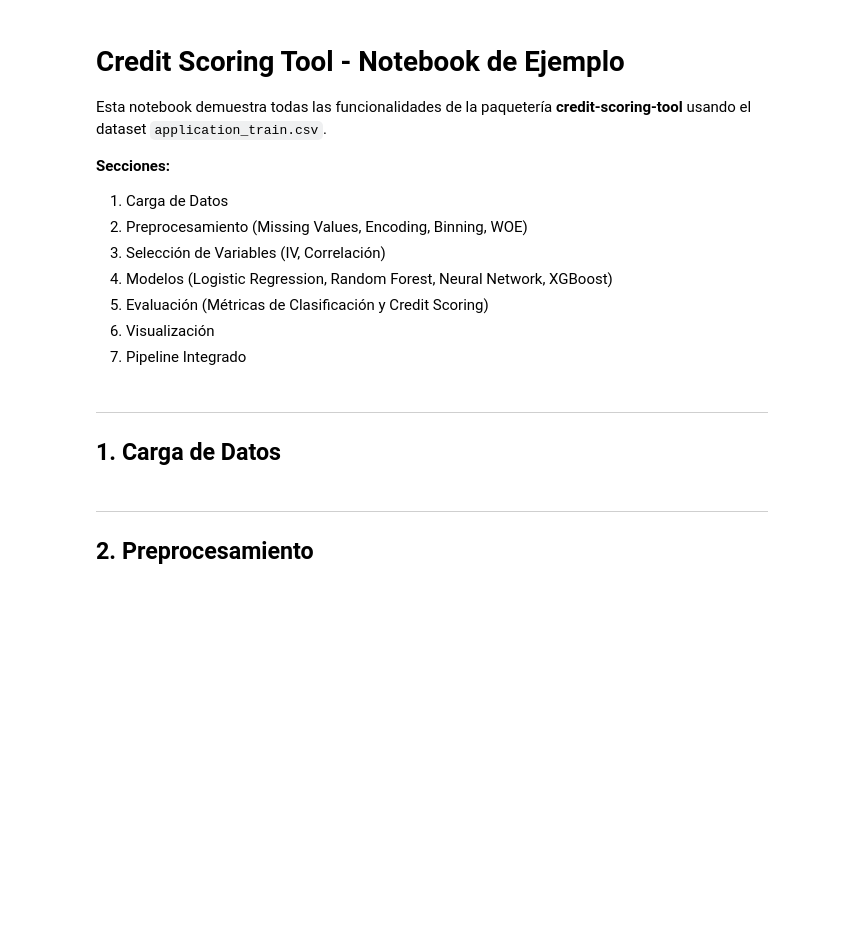
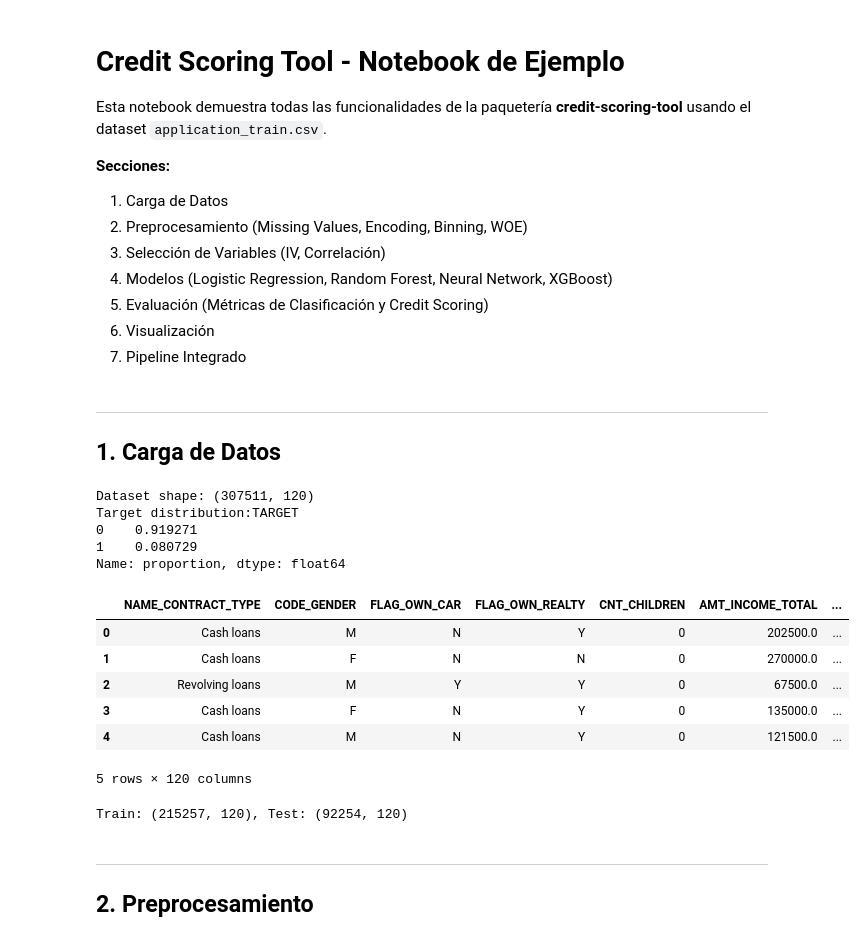
Before and after one commit to herbert-liz/Credit-Scoring-Tool, a Jupyter notebook: example/credit_scoring_example.ipynb, the cells around one changed output. Cells and saved outputs as stored; diff of their text form; code cells hidden in the pictures; blank space fills up the shorter version.

```diff
--- a/example/credit_scoring_example.ipynb
+++ b/example/credit_scoring_example.ipynb
@@ -17,24 +17,38 @@ Esta notebook demuestra todas las funcionalidades de la paquetería **credit-sco
 # %%
 import pandas as pd
 import numpy as np
 from sklearn.model_selection import train_test_split
 
 # Cargamos y preparamos datos
 datos = pd.read_csv('application_train.csv')
 
 X = datos.drop(columns=['TARGET', 'SK_ID_CURR'])
 y = datos['TARGET']
 
 print(f"Dataset shape: {X.shape}")
-print(f"Target distribution:
-{y.value_counts(normalize=True)}")
+print(f"Target distribution:{y.value_counts(normalize=True)}")
 X.head()
+# %% [output]
+Dataset shape: (307511, 120)
+Target distribution:TARGET
+0    0.919271
+1    0.080729
+Name: proportion, dtype: float64
+|  | NAME_CONTRACT_TYPE | CODE_GENDER | FLAG_OWN_CAR | FLAG_OWN_REALTY | CNT_CHILDREN | AMT_INCOME_TOTAL | ... |
+| 0 | Cash loans | M | N | Y | 0 | 202500.0 | ... |
+| 1 | Cash loans | F | N | N | 0 | 270000.0 | ... |
+| 2 | Revolving loans | M | Y | Y | 0 | 67500.0 | ... |
+| 3 | Cash loans | F | N | Y | 0 | 135000.0 | ... |
+| 4 | Cash loans | M | N | Y | 0 | 121500.0 | ... |
+5 rows × 120 columns
 # %%
 # División en train/test
 X_train, X_test, y_train, y_test = train_test_split(
-    X, y, test_size=0.3, random_state=42, stratify=y
+    X, y, test_size=0.3, random_state=42
 )
 print(f"Train: {X_train.shape}, Test: {X_test.shape}")
+# %% [output]
+Train: (215257, 120), Test: (92254, 120)
 # %% [markdown]
 ---
 ## 2. Preprocesamiento
```
Also changed, not shown: parts of 41 cells of this notebook.
